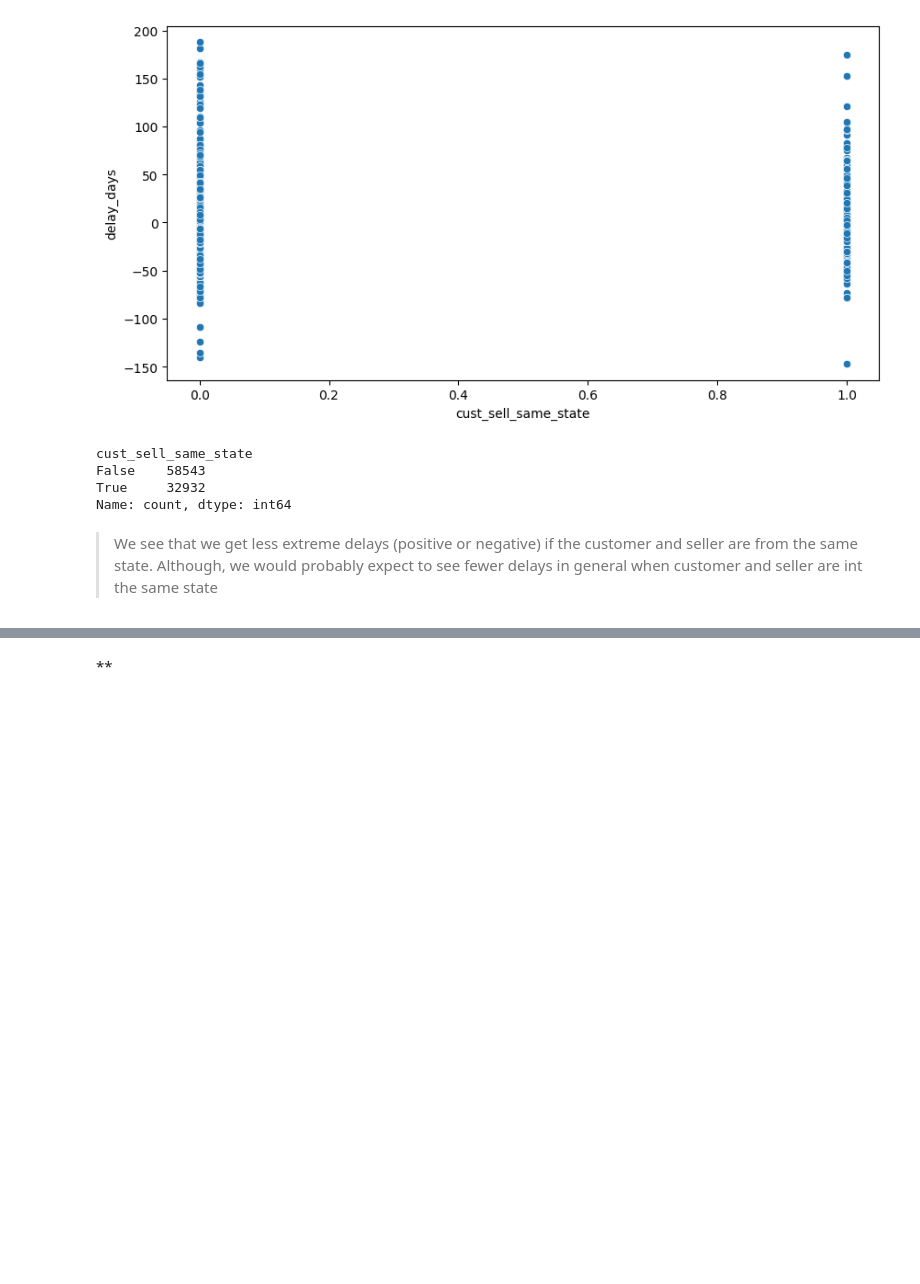
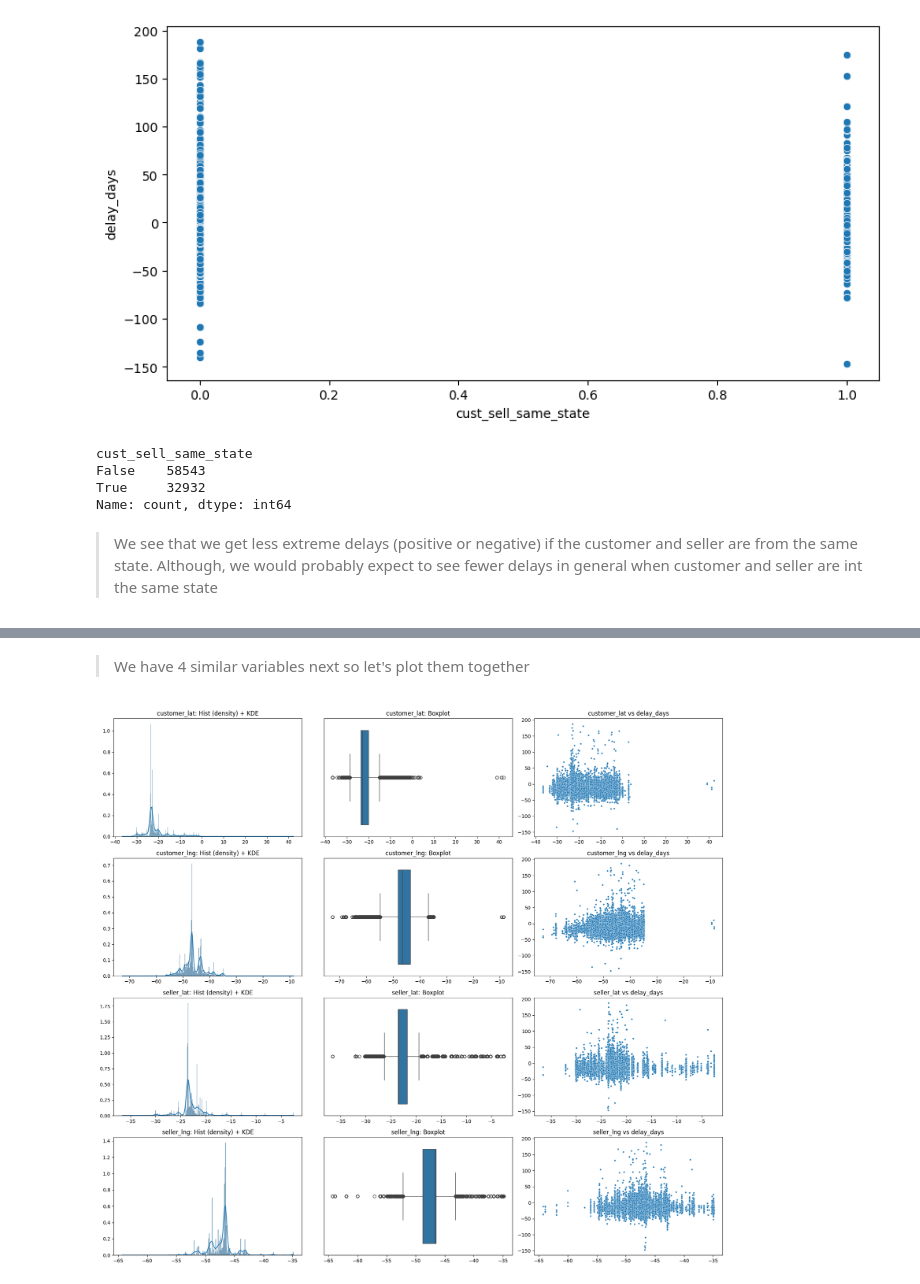
Before and after one commit to jakubpyszniak/ML_II_final_project, a Jupyter notebook: 2. Feature ranking_selection.ipynb, the cells around one changed output, grey strips where cells are left out. Cells and saved outputs as stored; diff of their text form; code cells hidden in the pictures; blank space fills up the shorter version.

Commit message:
More plots

```diff
--- a/2. Feature ranking_selection.ipynb
+++ b/2. Feature ranking_selection.ipynb
@@ -533,2 +608,6 @@ quick_viz(df.customer_lat)
-# %% [markdown]
-**
+# %% [markdown]
+> We have 4 similar variables next so let's plot them together
+# %%
+quick_viz_4(df, ["customer_lat", "customer_lng", "seller_lat", "seller_lng"])
+# %% [output]
+[figure, added]
```
Also changed, not shown: parts of 22 cells of this notebook.
